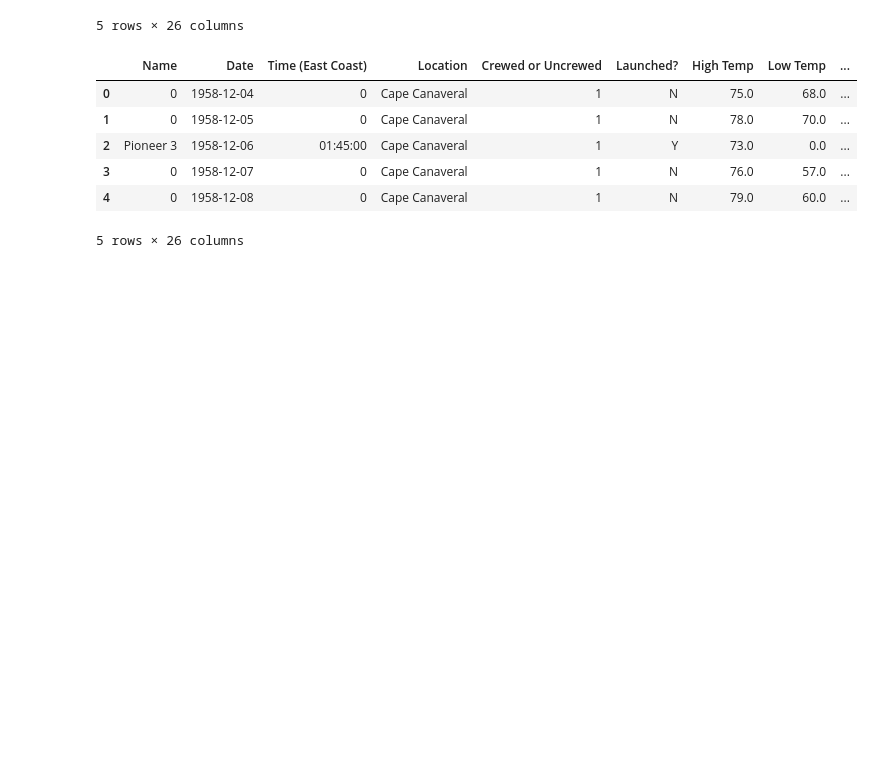
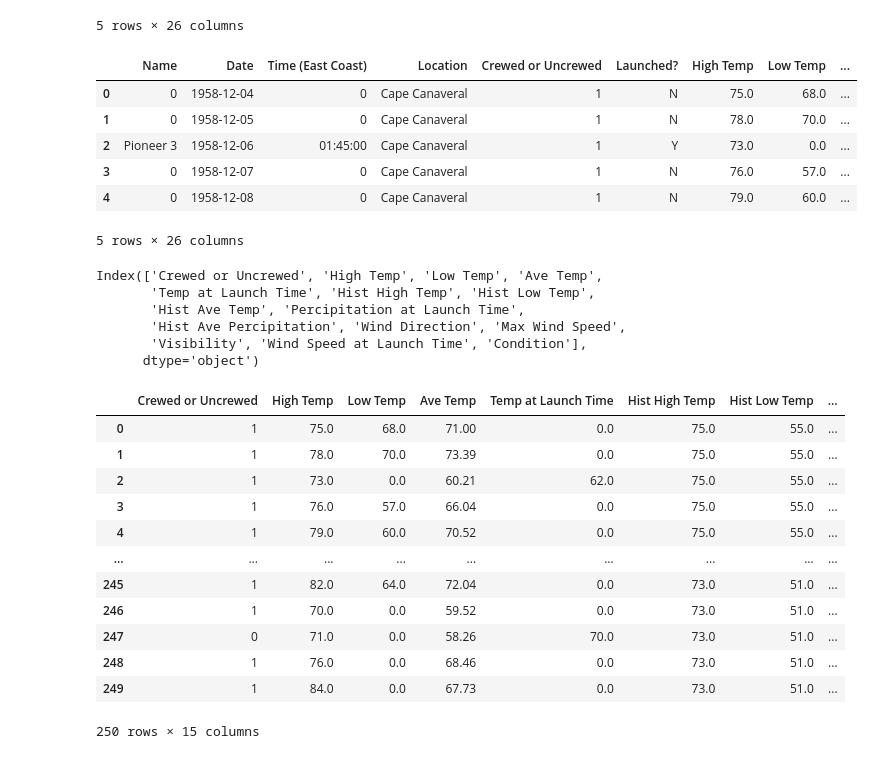
Before and after one commit to fabricioism/Predict-rocket-launch-delays, a Jupyter notebook: rocket-launches.ipynb, the cells around one changed output. Drawn from its saved outputs; the diff is of its cells as text; code cells hidden in the pictures; blank space fills up the shorter version.

```diff
--- a/rocket-launches.ipynb
+++ b/rocket-launches.ipynb
@@ -87,0 +100,36 @@ launch_data.head()
+# %%
+# First, we save the output we are interested in. In this case, "launch" yes and no's go into the output variable.
+y = launch_data['Launched?']
+
+# Removing the columns we are not interested in
+launch_data.drop(['Name','Date','Time (East Coast)','Location','Launched?','Hist Ave Sea Level Pressure','Sea Level Pressure','Day Length','Notes','Hist Ave Visibility', 'Hist Ave Max Wind Speed'],axis=1, inplace=True)
+
+# Saving the rest of the data as input data
+X = launch_data
+
+# List of variables that our machine learning algorithm is going to look at:
+X.columns
+# %% [output]
+Index(['Crewed or Uncrewed', 'High Temp', 'Low Temp', 'Ave Temp',
+       'Temp at Launch Time', 'Hist High Temp', 'Hist Low Temp',
+       'Hist Ave Temp', 'Percipitation at Launch Time',
+       'Hist Ave Percipitation', 'Wind Direction', 'Max Wind Speed',
+       'Visibility', 'Wind Speed at Launch Time', 'Condition'],
+      dtype='object')
+# %%
+"""The X input data represents the weather for a particular day. In this case, we aren't worried about the date or time. We want the profile of the weather for that day to be the indicator for whether a launch should happen, not the date or time."""
+X.head()
+# %% [output]
+|  | Crewed or Uncrewed | High Temp | Low Temp | Ave Temp | Temp at Launch Time | Hist High Temp | Hist Low Temp | ... |
+| 0 | 1 | 75.0 | 68.0 | 71.00 | 0.0 | 75.0 | 55.0 | ... |
+| 1 | 1 | 78.0 | 70.0 | 73.39 | 0.0 | 75.0 | 55.0 | ... |
+| 2 | 1 | 73.0 | 0.0 | 60.21 | 62.0 | 75.0 | 55.0 | ... |
+| 3 | 1 | 76.0 | 57.0 | 66.04 | 0.0 | 75.0 | 55.0 | ... |
+| 4 | 1 | 79.0 | 60.0 | 70.52 | 0.0 | 75.0 | 55.0 | ... |
+| ... | ... | ... | ... | ... | ... | ... | ... | ... |
+| 245 | 1 | 82.0 | 64.0 | 72.04 | 0.0 | 73.0 | 51.0 | ... |
+| 246 | 1 | 70.0 | 0.0 | 59.52 | 0.0 | 73.0 | 51.0 | ... |
+| 247 | 0 | 71.0 | 0.0 | 58.26 | 70.0 | 73.0 | 51.0 | ... |
+| 248 | 1 | 76.0 | 0.0 | 68.46 | 0.0 | 73.0 | 51.0 | ... |
+| 249 | 1 | 84.0 | 0.0 | 67.73 | 0.0 | 73.0 | 51.0 | ... |
+250 rows × 15 columns
```
Also changed, not shown: parts of 17 cells of this notebook.
